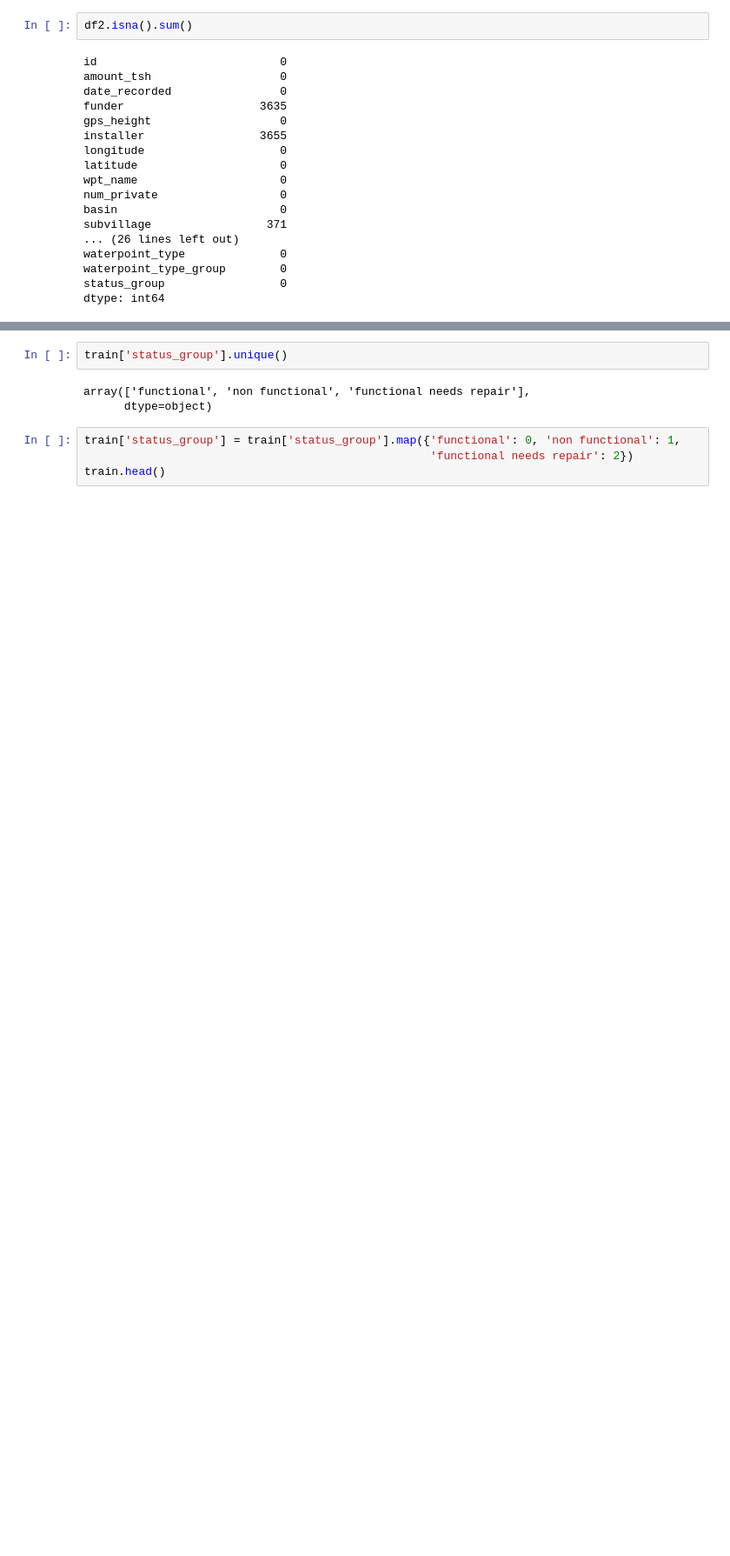
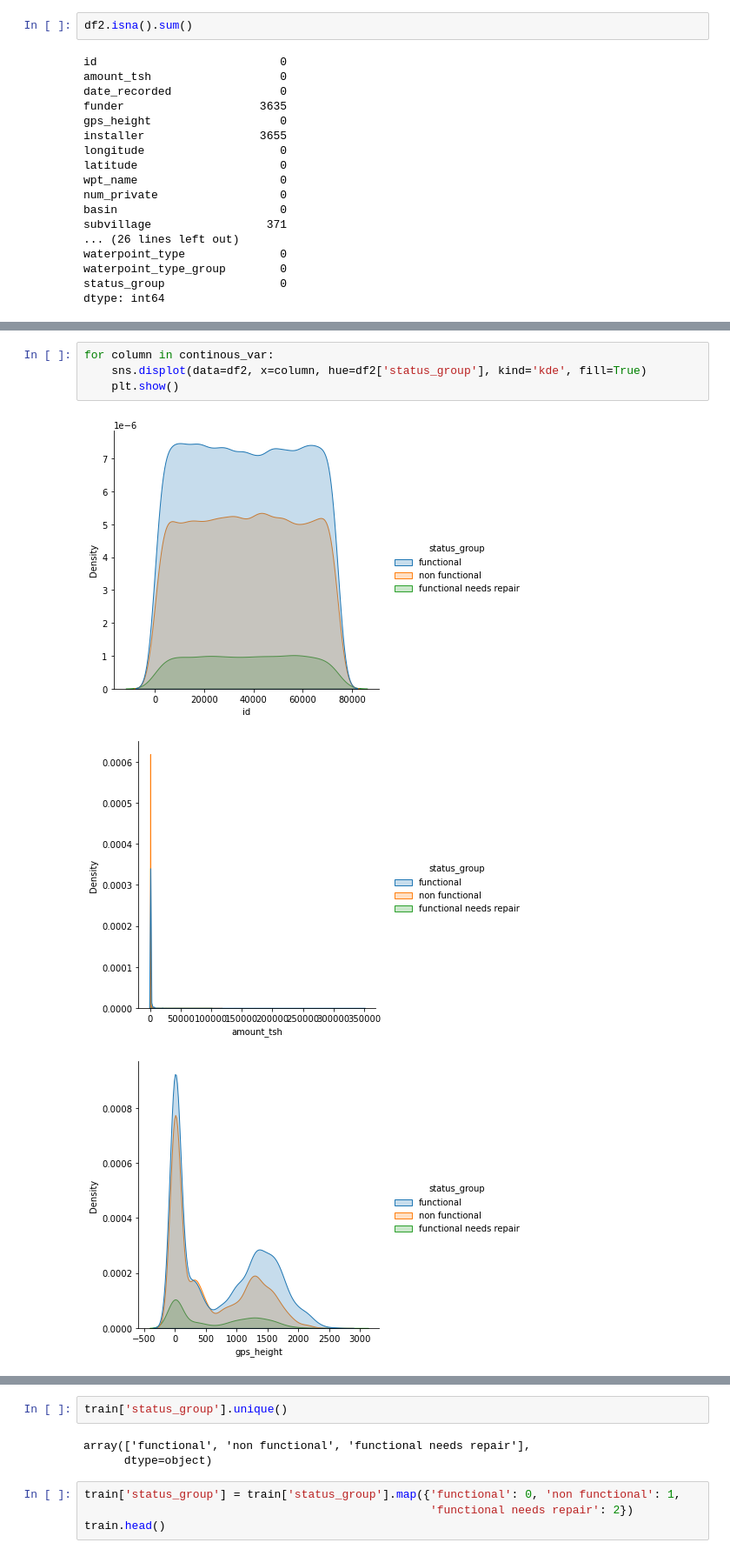
Before and after one commit to klsalcedo/tanzanian_water_wells, a Jupyter notebook: datacleaning.ipynb, the cells around one changed output, grey strips where cells are left out. Shown at 87% size. Saved outputs shown, nothing was run; the diff lists cells and outputs as text; blank space fills up the shorter version.

```diff
--- a/datacleaning.ipynb
+++ b/datacleaning.ipynb
@@ -86,0 +105,8 @@ train.head()
+# %%
+for column in continous_var:
+    sns.displot(data=df2, x=column, hue=df2['status_group'], kind='kde', fill=True)
+    plt.show()
+# %% [output]
+[figure, added]
+[figure, added]
+[figure, added]
```
Also changed, not shown: parts of 18 cells of this notebook, 1 other file.
